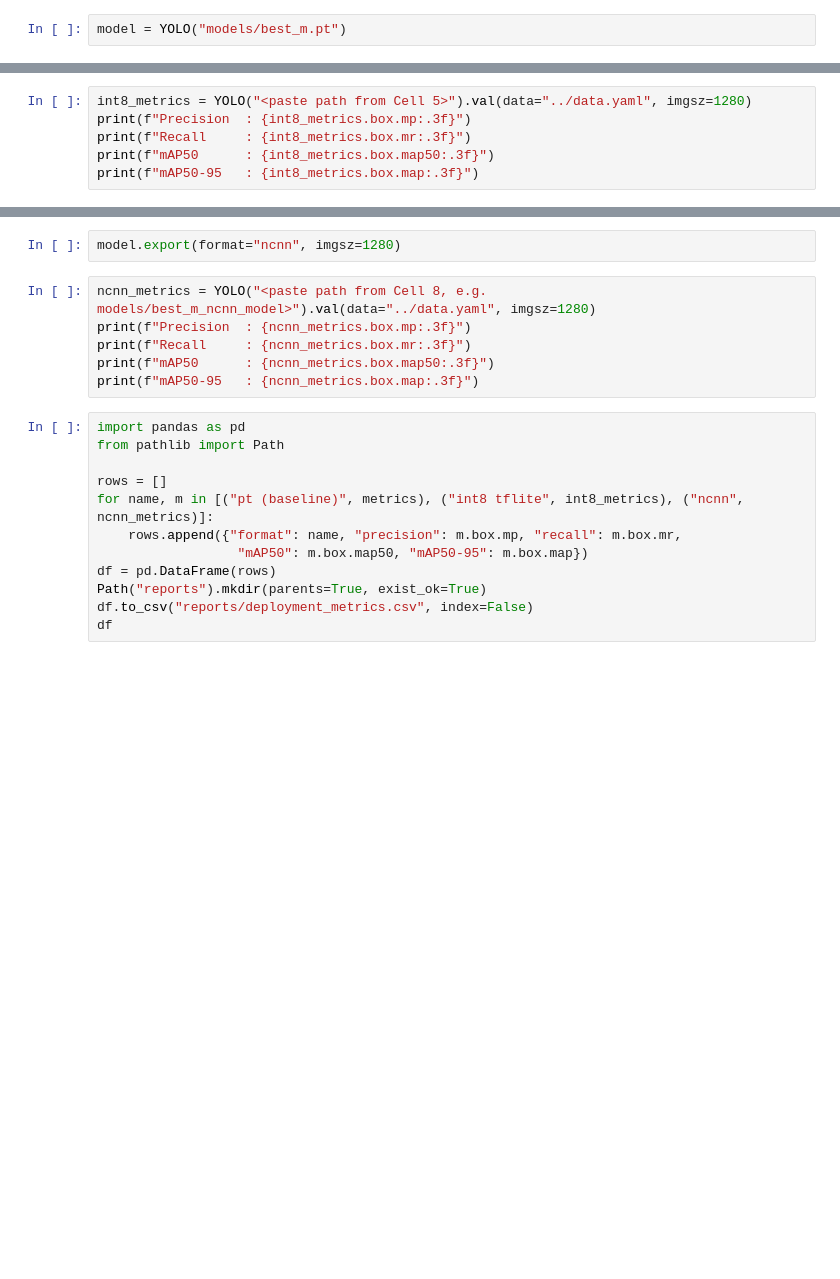
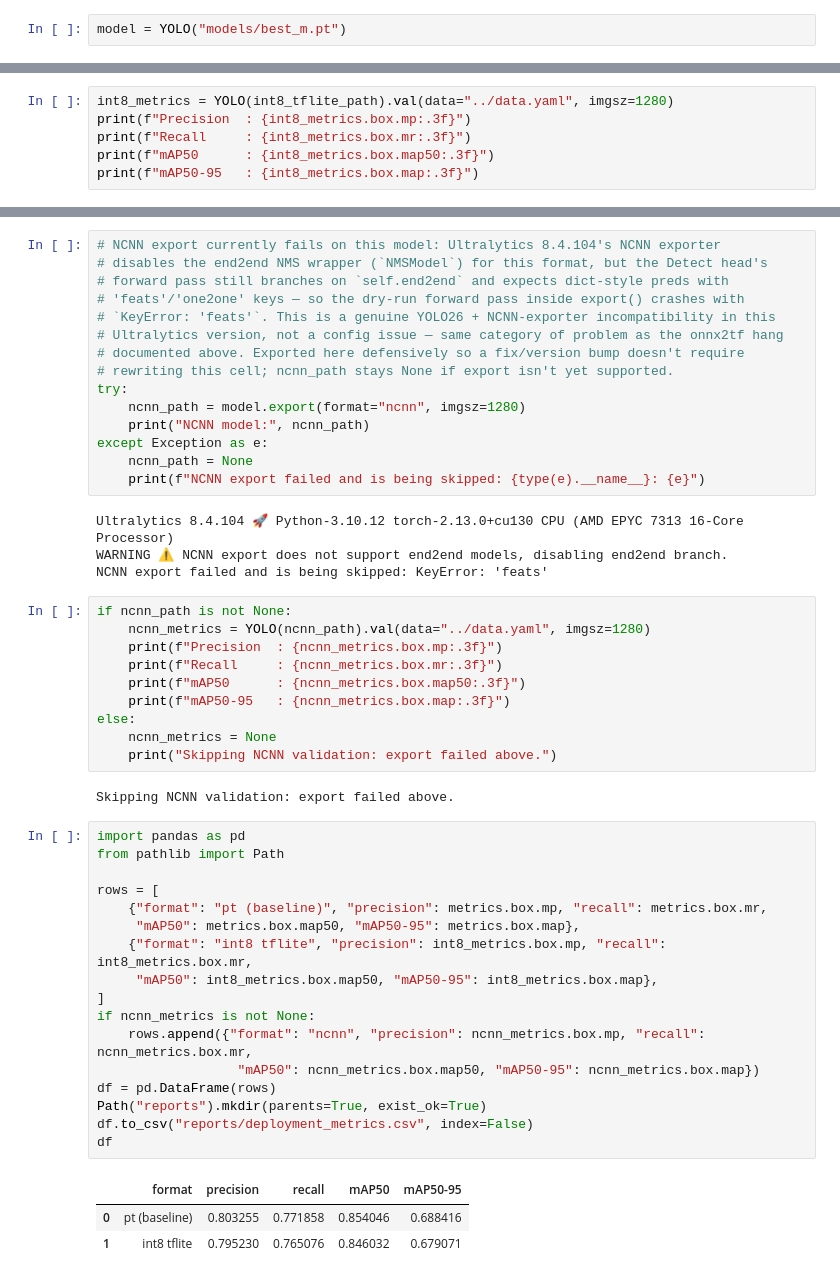
Before and after one commit to japmanyakaur/leaf-localisation, a Jupyter notebook: deployment/deploy.ipynb, the cells around one changed output, grey strips where cells are left out. Cells and saved outputs as stored; diff of their text form; blank space fills up the shorter version.

```diff
--- a/deployment/deploy.ipynb
+++ b/deployment/deploy.ipynb
@@ -41,5 +91,5 @@ model.export(format="tflite", int8=True, data="../data.yaml", imgsz=1280)
 # %%
-int8_metrics = YOLO("<paste path from Cell 5>").val(data="../data.yaml", imgsz=1280)
+int8_metrics = YOLO(int8_tflite_path).val(data="../data.yaml", imgsz=1280)
 print(f"Precision  : {int8_metrics.box.mp:.3f}")
 print(f"Recall     : {int8_metrics.box.mr:.3f}")
 print(f"mAP50      : {int8_metrics.box.map50:.3f}")
@@ -52,20 +132,52 @@ Path("compiler_logs").mkdir(parents=True, exist_ok=True)
 # %%
-model.export(format="ncnn", imgsz=1280)
+# NCNN export currently fails on this model: Ultralytics 8.4.104's NCNN exporter
+# disables the end2end NMS wrapper (`NMSModel`) for this format, but the Detect head's
+# forward pass still branches on `self.end2end` and expects dict-style preds with
+# 'feats'/'one2one' keys — so the dry-run forward pass inside export() crashes with
+# `KeyError: 'feats'`. This is a genuine YOLO26 + NCNN-exporter incompatibility in this
+# Ultralytics version, not a config issue — same category of problem as the onnx2tf hang
+# documented above. Exported here defensively so a fix/version bump doesn't require
+# rewriting this cell; ncnn_path stays None if export isn't yet supported.
+try:
+    ncnn_path = model.export(format="ncnn", imgsz=1280)
+    print("NCNN model:", ncnn_path)
+except Exception as e:
+    ncnn_path = None
+    print(f"NCNN export failed and is being skipped: {type(e).__name__}: {e}")
+# %% [output]
+Ultralytics 8.4.104 🚀 Python-3.10.12 torch-2.13.0+cu130 CPU (AMD EPYC 7313 16-Core Processor)
+WARNING ⚠️ NCNN export does not support end2end models, disabling end2end branch.
+NCNN export failed and is being skipped: KeyError: 'feats'
 # %%
-ncnn_metrics = YOLO("<paste path from Cell 8, e.g. models/best_m_ncnn_model>").val(data="../data.yaml", imgsz=1280)
-print(f"Precision  : {ncnn_metrics.box.mp:.3f}")
-print(f"Recall     : {ncnn_metrics.box.mr:.3f}")
-print(f"mAP50      : {ncnn_metrics.box.map50:.3f}")
-print(f"mAP50-95   : {ncnn_metrics.box.map:.3f}")
+if ncnn_path is not None:
+    ncnn_metrics = YOLO(ncnn_path).val(data="../data.yaml", imgsz=1280)
+    print(f"Precision  : {ncnn_metrics.box.mp:.3f}")
+    print(f"Recall     : {ncnn_metrics.box.mr:.3f}")
+    print(f"mAP50      : {ncnn_metrics.box.map50:.3f}")
+    print(f"mAP50-95   : {ncnn_metrics.box.map:.3f}")
+else:
+    ncnn_metrics = None
+    print("Skipping NCNN validation: export failed above.")
+# %% [output]
+Skipping NCNN validation: export failed above.
 # %%
 import pandas as pd
 from pathlib import Path
 
-rows = []
-for name, m in [("pt (baseline)", metrics), ("int8 tflite", int8_metrics), ("ncnn", ncnn_metrics)]:
-    rows.append({"format": name, "precision": m.box.mp, "recall": m.box.mr,
-                  "mAP50": m.box.map50, "mAP50-95": m.box.map})
+rows = [
+    {"format": "pt (baseline)", "precision": metrics.box.mp, "recall": metrics.box.mr,
+     "mAP50": metrics.box.map50, "mAP50-95": metrics.box.map},
+    {"format": "int8 tflite", "precision": int8_metrics.box.mp, "recall": int8_metrics.box.mr,
+     "mAP50": int8_metrics.box.map50, "mAP50-95": int8_metrics.box.map},
+]
+if ncnn_metrics is not None:
+    rows.append({"format": "ncnn", "precision": ncnn_metrics.box.mp, "recall": ncnn_metrics.box.mr,
+                  "mAP50": ncnn_metrics.box.map50, "mAP50-95": ncnn_metrics.box.map})
 df = pd.DataFrame(rows)
 Path("reports").mkdir(parents=True, exist_ok=True)
 df.to_csv("reports/deployment_metrics.csv", index=False)
 df
+# %% [output]
+|  | format | precision | recall | mAP50 | mAP50-95 |
+| 0 | pt (baseline) | 0.803255 | 0.771858 | 0.854046 | 0.688416 |
+| 1 | int8 tflite | 0.795230 | 0.765076 | 0.846032 | 0.679071 |
```
Also changed, not shown: parts of 8 cells of this notebook, 5 other files.
